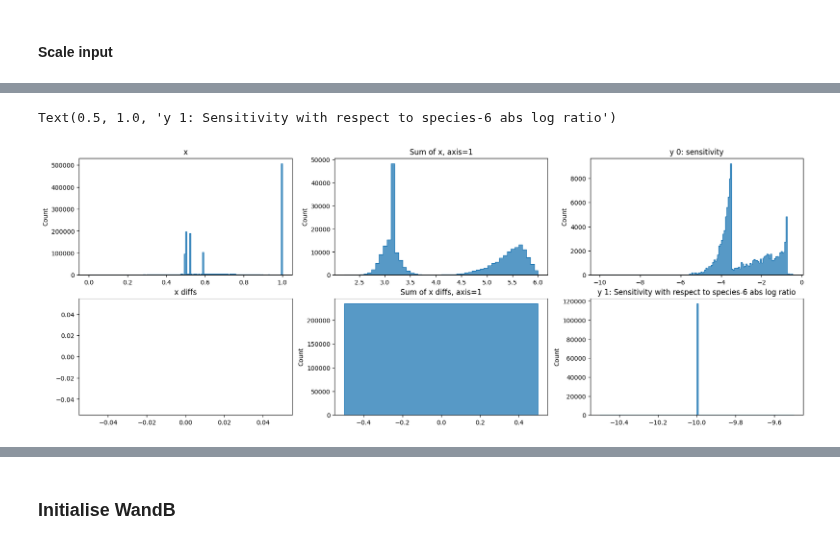
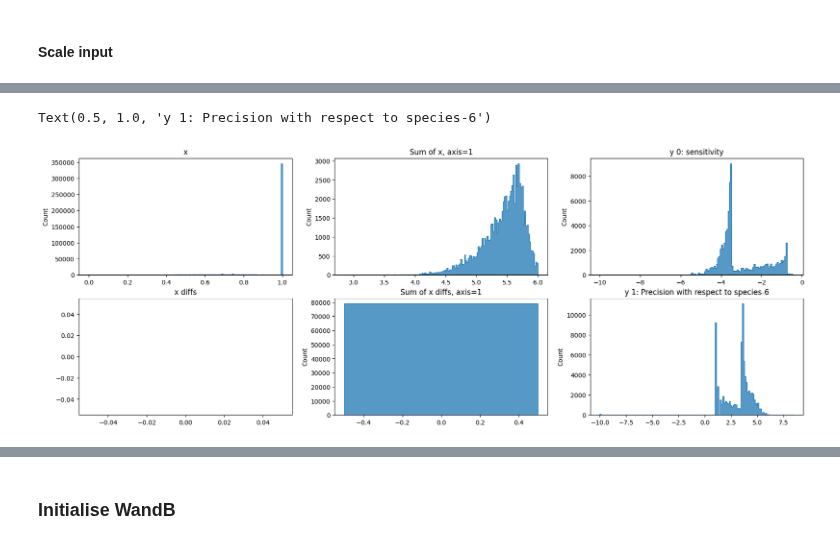
Before and after one commit to olive004/EvoScaper, a Jupyter notebook: notebooks/06_dual_prediction.ipynb, the cells around one changed output, grey strips where cells are left out. Saved outputs shown, nothing was run; the diff lists cells and outputs as text; code cells hidden in the pictures.

Commit message:
sensitivity + precision

```diff
--- a/notebooks/06_dual_prediction.ipynb
+++ b/notebooks/06_dual_prediction.ipynb
@@ -81,15 +84,15 @@ LEARNING_RATE_SCHED = 'cosine_decay'
 # LEARNING_RATE_SCHED = 'constant'
 WARMUP_EPOCHS = 20
 L2_REG_ALPHA = 0.01
-EPOCHS = 1200
+EPOCHS = 1000
 PRINT_EVERY = EPOCHS // 30
 SEED = 1
 INPUT_SPECIES = 'RNA_1'
-target_circ_func = 'sensitivity_wrt_species-6'
+target_circ_func1 = 'sensitivity_wrt_species-6'
 input_concat_diffs = False
 input_concat_axis = 0
 output_options = ['std', 'ratio', 'log_ratio', 'abs_1_log_ratio', 'precision']
-output_option = output_options[-1]
+target_circ_func2 = output_options[-1]
 
 # MLP Architecture
 LAYER_SIZES = [64, 64, 64]
@@ -102,7 +105,7 @@ loss_fn = partial(
     loss_fn, loss_type='categorical' if USE_CATEGORICAL else 'mse', use_l2_reg=USE_L2_REG)
 compute_accuracy = compute_accuracy_categorical if USE_CATEGORICAL else compute_accuracy_regression
 
-subtask = 'dual_' + output_option + '_' + str(input_concat_diffs) + str(input_concat_axis) + '_'
+subtask = 'dual_' + target_circ_func2 + '_' + str(input_concat_diffs) + str(input_concat_axis) + '_'
 save_path = 'saves_' + subtask + str(datetime.now()).split(' ')[0].replace(
     '-', '_') + '__' + str(datetime.now()).split(' ')[-1].split('.')[0].replace(':', '_')
 
@@ -201,8 +207,8 @@ if input_concat_diffs:
 x = [df[i].iloc[:TOTAL_DS].values[:, :, None] for i in x_cols]
 x = np.concatenate(x, axis=input_concat_axis+1)
 
-y_cols = [target_circ_func,
-          target_circ_func + dual_suffix]
+y_cols = [target_circ_func1,
+          target_circ_func2]
 y = df[y_cols].iloc[:TOTAL_DS].to_numpy()
 
 
@@ -257,27 +263,27 @@ x_val, y_val = x[-TEST_SPLIT:], y[-TEST_SPLIT:]
 # %%
 plt.figure(figsize=(3*7, 5 * 1.5))
 ax = plt.subplot(2, 3, 1)
 sns.histplot(x=x[:, :6].flatten(), element='step', bins=150)
 plt.title('x')
 ax = plt.subplot(2, 3, 2)
 sns.histplot(x=np.sum(x[:, :6], axis=1).flatten(), element='step')
 plt.title('Sum of x, axis=1')
 ax = plt.subplot(2, 3, 3)
 sns.histplot(x=(y[:, 0].flatten()), element='step', bins=150)
 plt.title('y 0: sensitivity')
 
 ax = plt.subplot(2, 3, 4)
 sns.histplot(x=x[:, 6:].flatten(), element='step', bins=150, log_scale=[False, False])
 plt.title('x diffs')
 ax = plt.subplot(2, 3, 5)
 sns.histplot(x=np.sum(x[:, 6:], axis=1).flatten(), element='step', log_scale=[False, False])
 plt.title('Sum of x diffs, axis=1')
 ax = plt.subplot(2, 3, 6)
 sns.histplot(x=(y[:, 1].flatten()), element='step', bins=150, log_scale=[False, False])
-plt.title(f'y 1: {prettify_keys_for_label(target_circ_func + dual_suffix)}')
+plt.title(f'y 1: {prettify_keys_for_label(target_circ_func2)}')
 # %% [output]
-Text(0.5, 1.0, 'y 1: Sensitivity with respect to species-6 abs log ratio')
+Text(0.5, 1.0, 'y 1: Precision with respect to species-6')
-[figure, old version]
+[figure, new version]
 # %%
 plt.figure(figsize=(2*7, 5))
 ax = plt.subplot(1, 2, 1)
```
Also changed, not shown: parts of 13 cells of this notebook.
